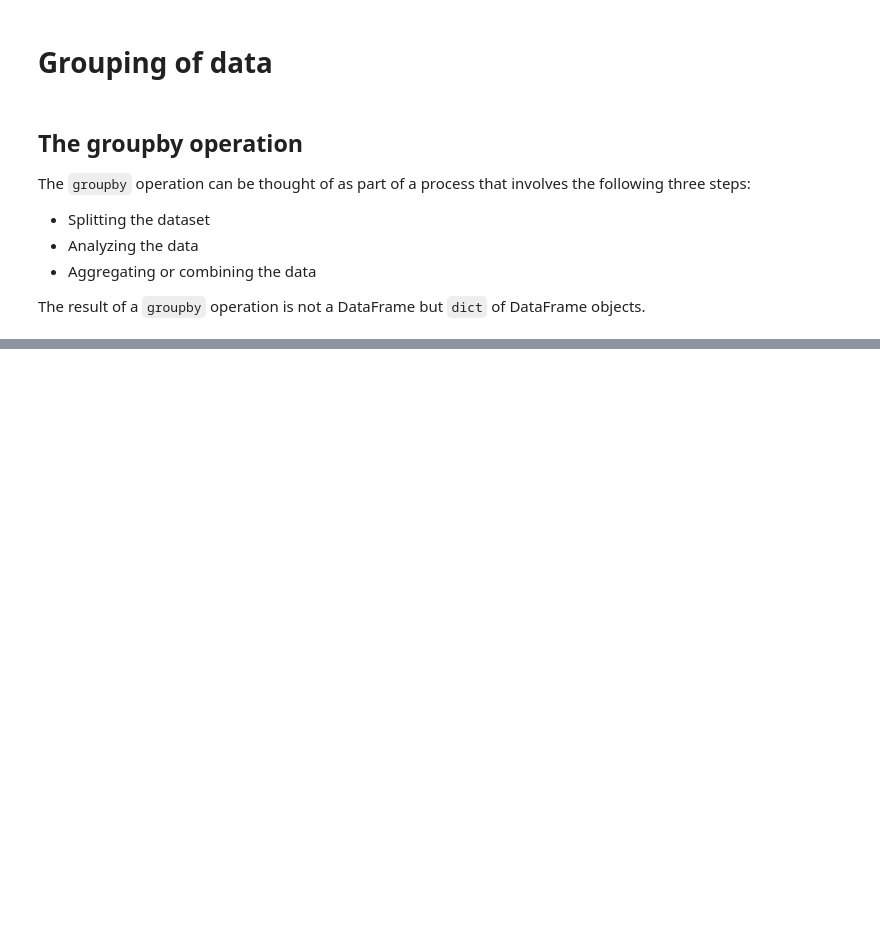
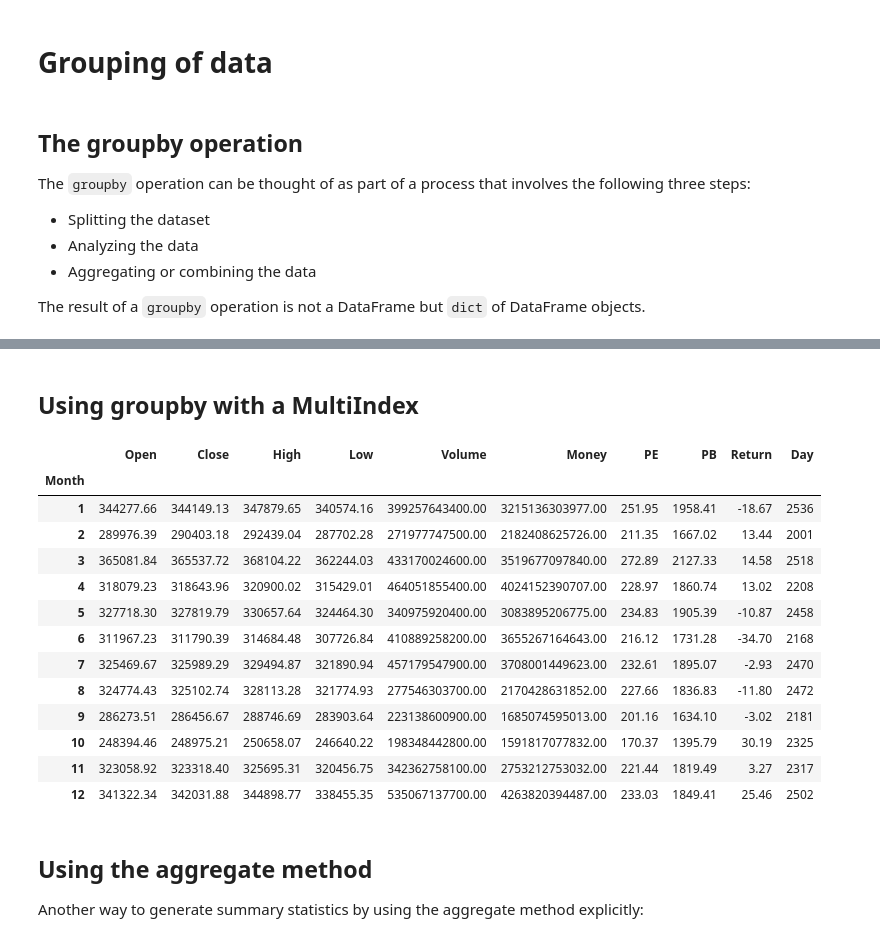
Before and after one commit to ntwo1980/jupyter, a Jupyter notebook: pandas/02. Pandas.ipynb, the cells around one changed output, grey strips where cells are left out. Cells and saved outputs as stored; diff of their text form; code cells hidden in the pictures; blank space fills up the shorter version.

```diff
--- a/pandas/02. Pandas.ipynb
+++ b/pandas/02. Pandas.ipynb
@@ -177,0 +188,31 @@ dtype: int64
+# %% [markdown]
+## Using groupby with a MultiIndex
+# %%
+df_index_year_month = df.reset_index()
+df_index_year_month = df_index_year_month.set_index(['Year', 'Month'])
+
+grouped = df_index_year_month.groupby(level='Month')
+grouped.mean()
+# same as
+df_index_year_month.mean(level='Month')
+
+grouped.sum()
+# %% [output]
+|  | Open | Close | High | Low | Volume | Money | PE | PB | Return | Day |
+| Month |  |  |  |  |  |  |  |  |  |  |
+| 1 | 344277.66 | 344149.13 | 347879.65 | 340574.16 | 399257643400.00 | 3215136303977.00 | 251.95 | 1958.41 | -18.67 | 2536 |
+| 2 | 289976.39 | 290403.18 | 292439.04 | 287702.28 | 271977747500.00 | 2182408625726.00 | 211.35 | 1667.02 | 13.44 | 2001 |
+| 3 | 365081.84 | 365537.72 | 368104.22 | 362244.03 | 433170024600.00 | 3519677097840.00 | 272.89 | 2127.33 | 14.58 | 2518 |
+| 4 | 318079.23 | 318643.96 | 320900.02 | 315429.01 | 464051855400.00 | 4024152390707.00 | 228.97 | 1860.74 | 13.02 | 2208 |
+| 5 | 327718.30 | 327819.79 | 330657.64 | 324464.30 | 340975920400.00 | 3083895206775.00 | 234.83 | 1905.39 | -10.87 | 2458 |
+| 6 | 311967.23 | 311790.39 | 314684.48 | 307726.84 | 410889258200.00 | 3655267164643.00 | 216.12 | 1731.28 | -34.70 | 2168 |
+| 7 | 325469.67 | 325989.29 | 329494.87 | 321890.94 | 457179547900.00 | 3708001449623.00 | 232.61 | 1895.07 | -2.93 | 2470 |
+| 8 | 324774.43 | 325102.74 | 328113.28 | 321774.93 | 277546303700.00 | 2170428631852.00 | 227.66 | 1836.83 | -11.80 | 2472 |
+| 9 | 286273.51 | 286456.67 | 288746.69 | 283903.64 | 223138600900.00 | 1685074595013.00 | 201.16 | 1634.10 | -3.02 | 2181 |
+| 10 | 248394.46 | 248975.21 | 250658.07 | 246640.22 | 198348442800.00 | 1591817077832.00 | 170.37 | 1395.79 | 30.19 | 2325 |
+| 11 | 323058.92 | 323318.40 | 325695.31 | 320456.75 | 342362758100.00 | 2753212753032.00 | 221.44 | 1819.49 | 3.27 | 2317 |
+| 12 | 341322.34 | 342031.88 | 344898.77 | 338455.35 | 535067137700.00 | 4263820394487.00 | 233.03 | 1849.41 | 25.46 | 2502 |
+# %% [markdown]
+## Using the aggregate method
+
+Another way to generate summary statistics by using the aggregate method explicitly:
```
Also changed, not shown: parts of 14 cells of this notebook.
